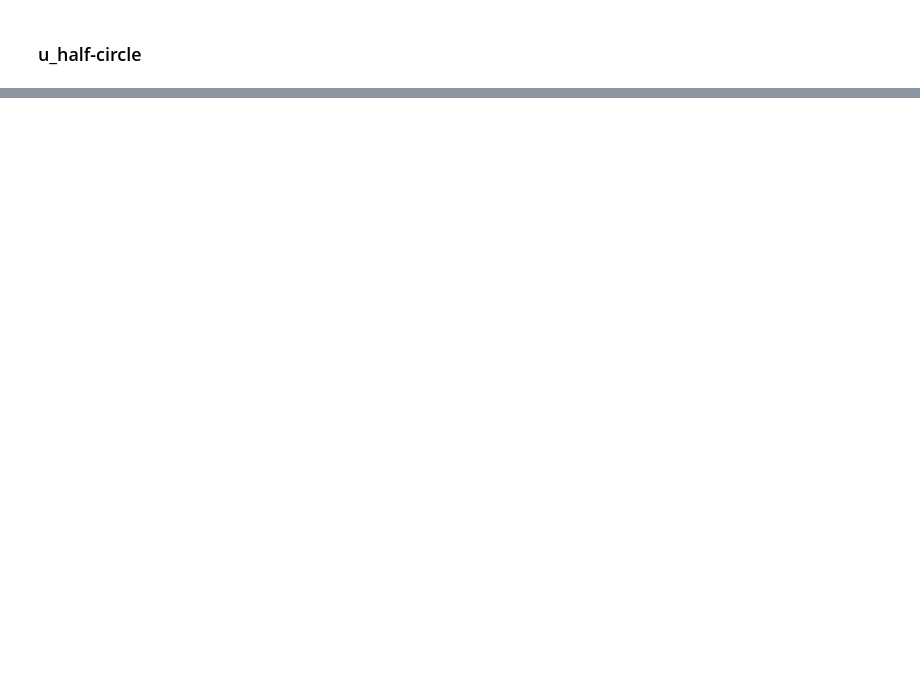
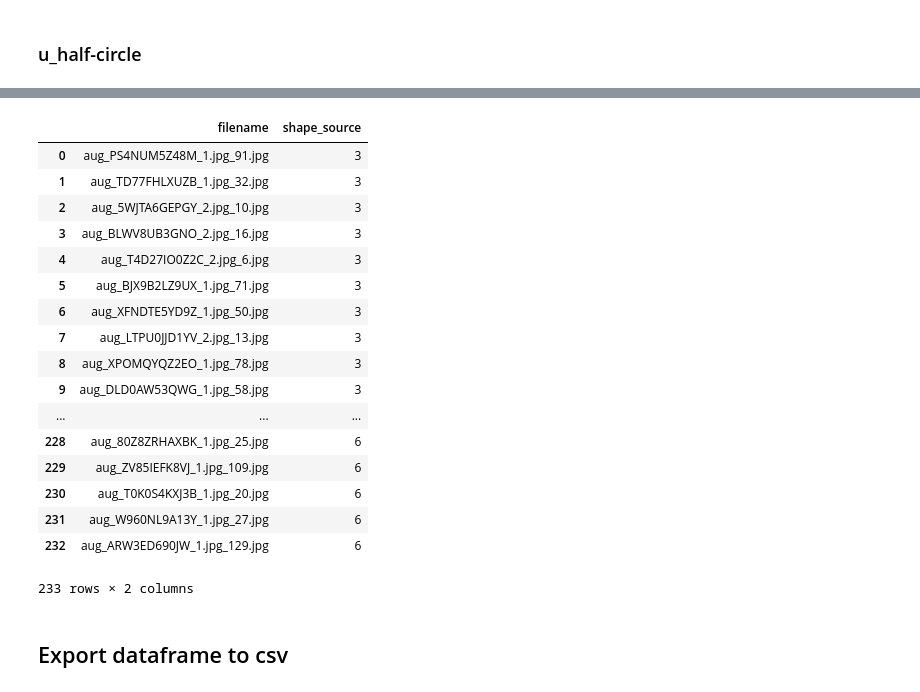
Before and after one commit to mondeique/multi-task-learning, a Jupyter notebook: data_augmentation.ipynb, the cells around one changed output, grey strips where cells are left out. Saved outputs shown, nothing was run; the diff lists cells and outputs as text; code cells hidden in the pictures; blank space fills up the shorter version.

```diff
--- a/data_augmentation.ipynb
+++ b/data_augmentation.ipynb
@@ -311,0 +492,28 @@ for i in range(len(half_circle_aug_list)):
+# %%
+aug_df = pd.concat([trapezoid_aug_df, half_circle_aug_df])
+# %%
+aug_df = aug_df.reset_index()
+aug_df = aug_df.drop(['index'], axis=1)
+# %%
+aug_df
+# %% [output]
+|  | filename | shape_source |
+| 0 | aug_PS4NUM5Z48M_1.jpg_91.jpg | 3 |
+| 1 | aug_TD77FHLXUZB_1.jpg_32.jpg | 3 |
+| 2 | aug_5WJTA6GEPGY_2.jpg_10.jpg | 3 |
+| 3 | aug_BLWV8UB3GNO_2.jpg_16.jpg | 3 |
+| 4 | aug_T4D27IO0Z2C_2.jpg_6.jpg | 3 |
+| 5 | aug_BJX9B2LZ9UX_1.jpg_71.jpg | 3 |
+| 6 | aug_XFNDTE5YD9Z_1.jpg_50.jpg | 3 |
+| 7 | aug_LTPU0JJD1YV_2.jpg_13.jpg | 3 |
+| 8 | aug_XPOMQYQZ2EO_1.jpg_78.jpg | 3 |
+| 9 | aug_DLD0AW53QWG_1.jpg_58.jpg | 3 |
+| ... | ... | ... |
+| 228 | aug_80Z8ZRHAXBK_1.jpg_25.jpg | 6 |
+| 229 | aug_ZV85IEFK8VJ_1.jpg_109.jpg | 6 |
+| 230 | aug_T0K0S4KXJ3B_1.jpg_20.jpg | 6 |
+| 231 | aug_W960NL9A13Y_1.jpg_27.jpg | 6 |
+| 232 | aug_ARW3ED690JW_1.jpg_129.jpg | 6 |
+233 rows × 2 columns
+# %% [markdown]
+## Export dataframe to csv
```
Also changed, not shown: parts of 15 cells of this notebook, 2 other files.
